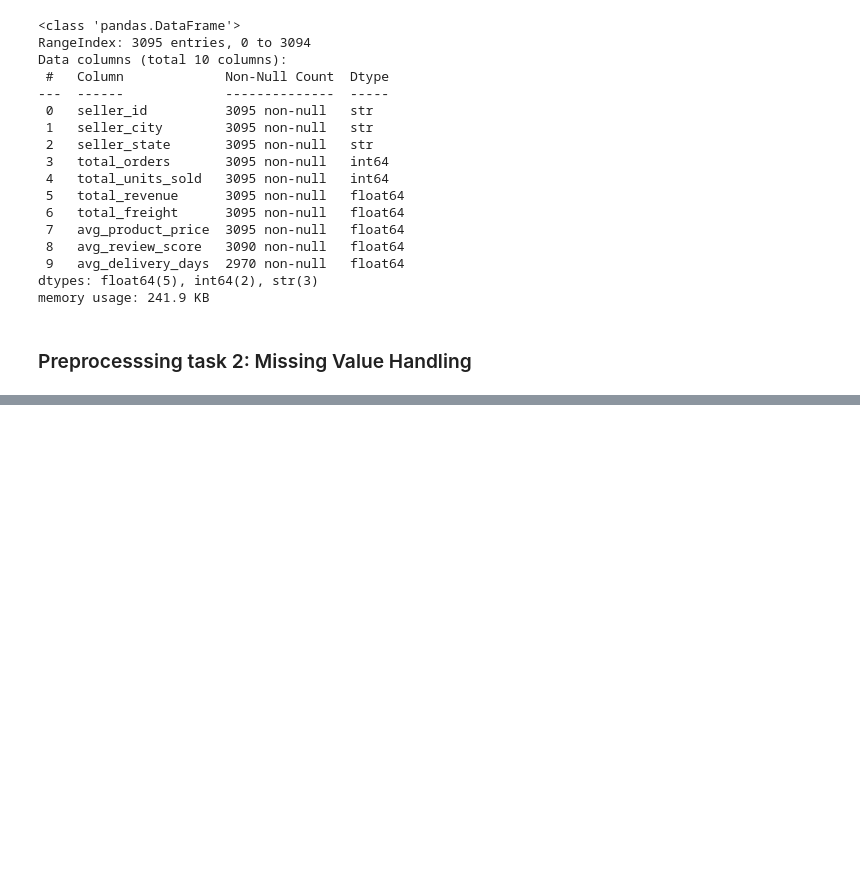
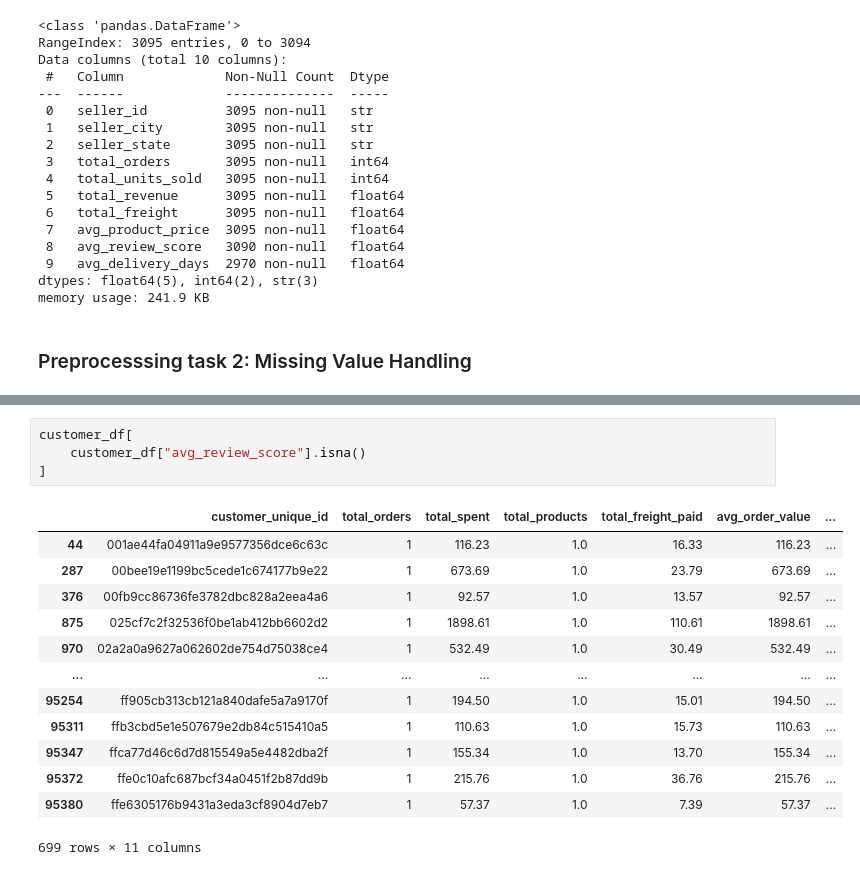
Before and after one commit to anees555/Customer-Intelligent-Platform, a Jupyter notebook: notebooks/03_data_preprocessing.ipynb, the cells around one changed output, grey strips where cells are left out. Cells and saved outputs as stored; diff of their text form; blank space fills up the shorter version.

```diff
--- a/notebooks/03_data_preprocessing.ipynb
+++ b/notebooks/03_data_preprocessing.ipynb
@@ -265,0 +295,18 @@ memory usage: 241.9 KB
+# %%
+customer_df[
+    customer_df["avg_review_score"].isna()
+]
+# %% [output]
+|  | customer_unique_id | total_orders | total_spent | total_products | total_freight_paid | avg_order_value | ... |
+| 44 | 001ae44fa04911a9e9577356dce6c63c | 1 | 116.23 | 1.0 | 16.33 | 116.23 | ... |
+| 287 | 00bee19e1199bc5cede1c674177b9e22 | 1 | 673.69 | 1.0 | 23.79 | 673.69 | ... |
+| 376 | 00fb9cc86736fe3782dbc828a2eea4a6 | 1 | 92.57 | 1.0 | 13.57 | 92.57 | ... |
+| 875 | 025cf7c2f32536f0be1ab412bb6602d2 | 1 | 1898.61 | 1.0 | 110.61 | 1898.61 | ... |
+| 970 | 02a2a0a9627a062602de754d75038ce4 | 1 | 532.49 | 1.0 | 30.49 | 532.49 | ... |
+| ... | ... | ... | ... | ... | ... | ... | ... |
+| 95254 | ff905cb313cb121a840dafe5a7a9170f | 1 | 194.50 | 1.0 | 15.01 | 194.50 | ... |
+| 95311 | ffb3cbd5e1e507679e2db84c515410a5 | 1 | 110.63 | 1.0 | 15.73 | 110.63 | ... |
+| 95347 | ffca77d46c6d7d815549a5e4482dba2f | 1 | 155.34 | 1.0 | 13.70 | 155.34 | ... |
+| 95372 | ffe0c10afc687bcf34a0451f2b87dd9b | 1 | 215.76 | 1.0 | 36.76 | 215.76 | ... |
+| 95380 | ffe6305176b9431a3eda3cf8904d7eb7 | 1 | 57.37 | 1.0 | 7.39 | 57.37 | ... |
+699 rows × 11 columns
```
Also changed, not shown: parts of 10 cells of this notebook.
